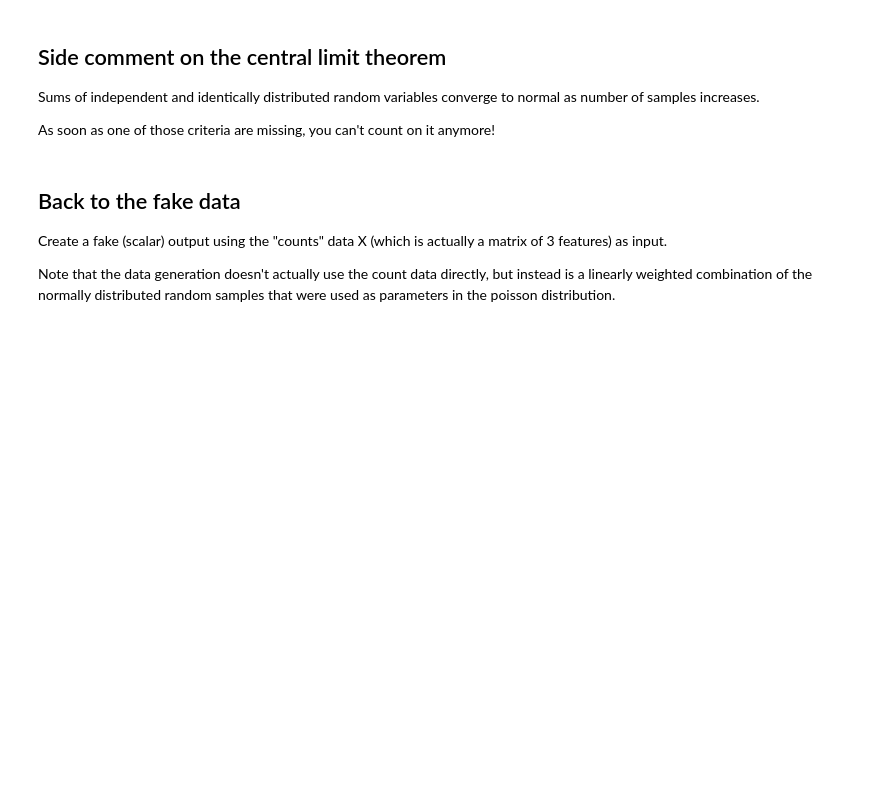
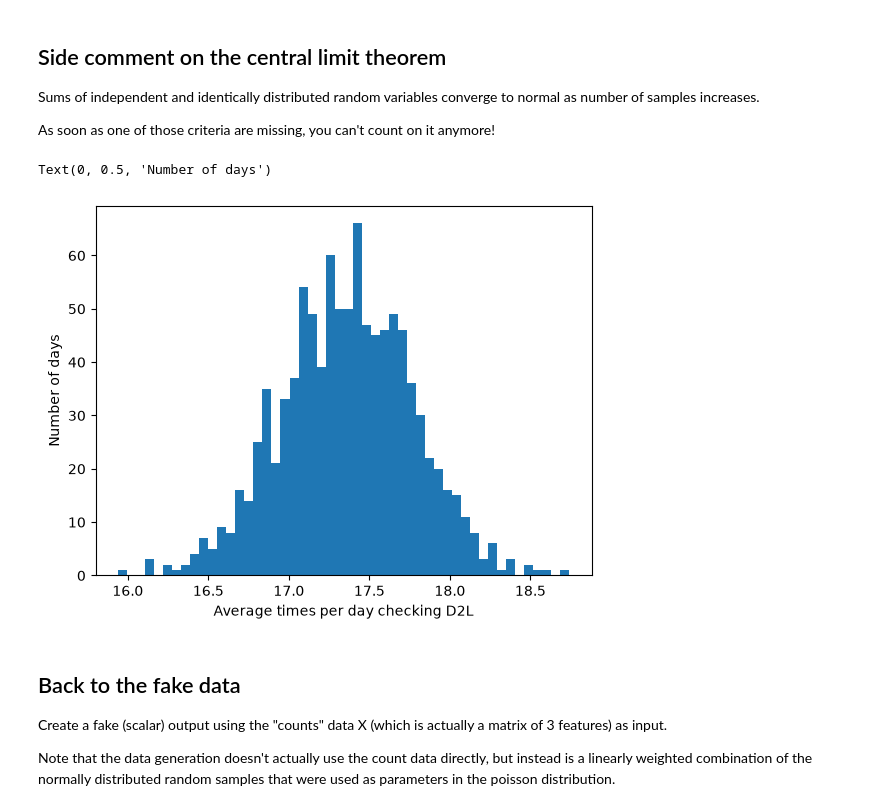
Before and after one commit to mru-data3464/f26, a Jupyter notebook: demo_code/05_numeric/numericdemo.ipynb, the cells around one changed output. Drawn from its saved outputs; the diff is of its cells as text; code cells hidden in the pictures; blank space fills up the shorter version.

```diff
--- a/demo_code/05_numeric/numericdemo.ipynb
+++ b/demo_code/05_numeric/numericdemo.ipynb
@@ -56,13 +62,16 @@ As soon as one of those criteria are missing, you can't count on it anymore!
 # %%
 # CLT version
 X_c = np.zeros(1000)
 for i in range(len(X)):
-    X_c[i] = rng.poisson(X[:, 1].mean(), size=30).mean()
+    X_c[i] = rng.poisson(X[:, 1].mean(), size=100).mean()
 
 plt.hist(X_c, bins=50)
 
 plt.xlabel("Average times per day checking D2L")
 plt.ylabel("Number of days")
+# %% [output]
+Text(0, 0.5, 'Number of days')
+[figure, added]
 # %% [markdown]
 ## Back to the fake data
 Create a fake (scalar) output using the "counts" data X (which is actually a matrix of 3 features) as input.
```
Also changed, not shown: parts of 2 cells of this notebook.
